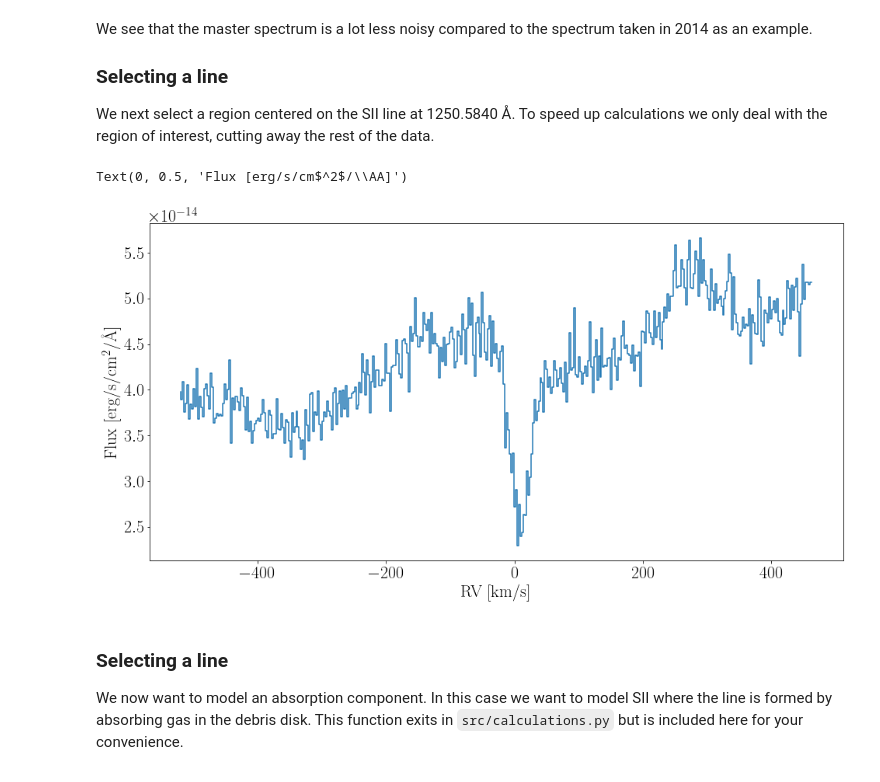
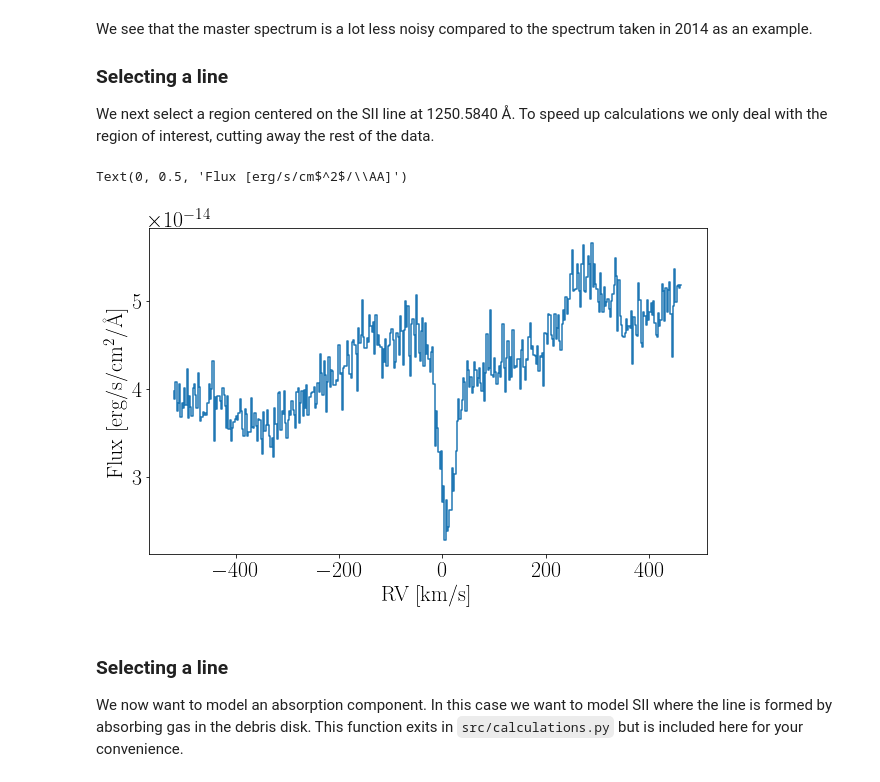
Before and after one commit to bdrdavies/exocomets, a Jupyter notebook: notebooks/column_density.ipynb, the cells around one changed output. Drawn from its saved outputs; the diff is of its cells as text; code cells hidden in the pictures.

```diff
--- a/notebooks/column_density.ipynb
+++ b/notebooks/column_density.ipynb
@@ -78,10 +78,10 @@ Combining 22  spectra
 # Setting the parameters for the plots
 plotting_params = {'backend': 'wxAgg',
                    'font.family': 'serif',
-                   'font.size': 22,
+                   'font.size': 18,
                    'lines.markersize' : 2,
                    'axes.labelsize': 22,
-                   'legend.fontsize': 22,
+                   'legend.fontsize': 16,
                    'xtick.labelsize': 22,
                    'ytick.labelsize': 22,
                    'text.usetex': True}
@@ -108,19 +108,19 @@ We next select a region centered on the SII line at 1250.5840 Å. To speed up ca
 # %%
 s1, s2 = c.RegionSelect(w, 1248.5, 1252.6)
 
 W = w[s1:s2]
 S = spec_w_ave[s1:s2]
 
 # This function converts from wavelength to RV values and puts it in the $\beta$ Pic reference frame.
-RV = c.Wave2RV(W,param["lines"]["line"]['SII']["Wavelength"],20.5)
+RV = c.Wave2RV(W,param["lines"]["line"]['SII']["Wavelength"],param["BetaPictoris"]["RV"])
 
-fig = plt.figure(figsize=(16.0,8.0))
+fig = plt.figure(figsize=(10.0,6.0))
 plt.step(RV,S)
 plt.xlabel(r'RV [km/s]')
 plt.ylabel(r'Flux [erg/s/cm$^2$/\AA]')
 # %% [output]
 Text(0, 0.5, 'Flux [erg/s/cm$^2$/\\AA]')
-[figure, old version]
+[figure, new version]
 # %% [markdown]
 ### Selecting a line
 
```
Also changed, not shown: parts of 8 cells of this notebook, 1 other file.
